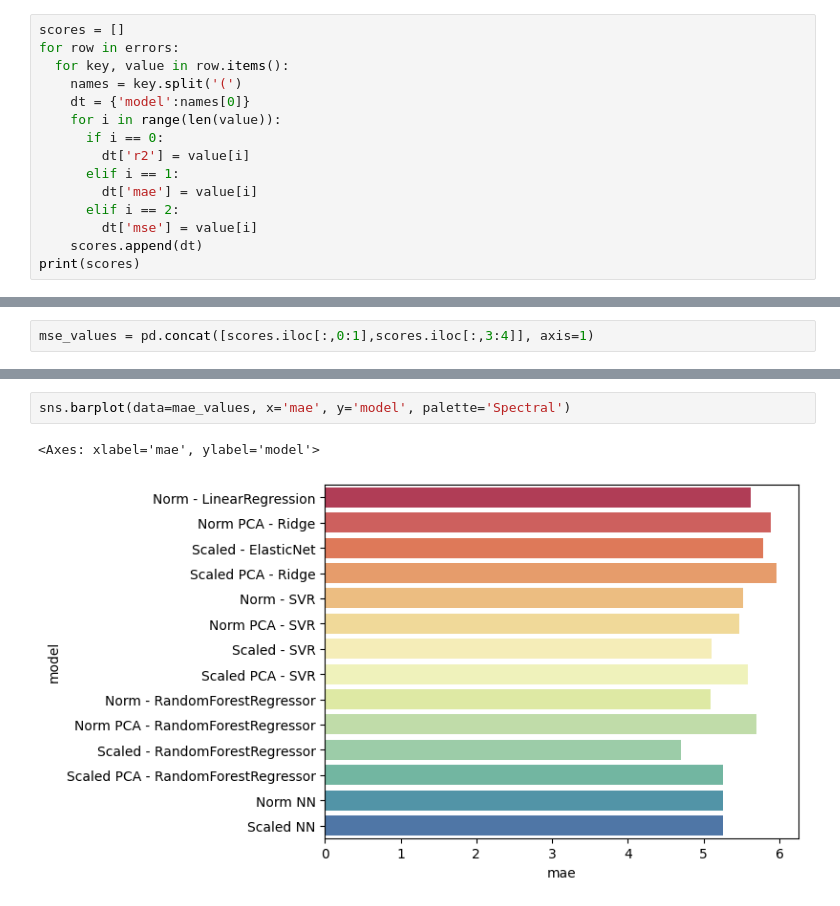
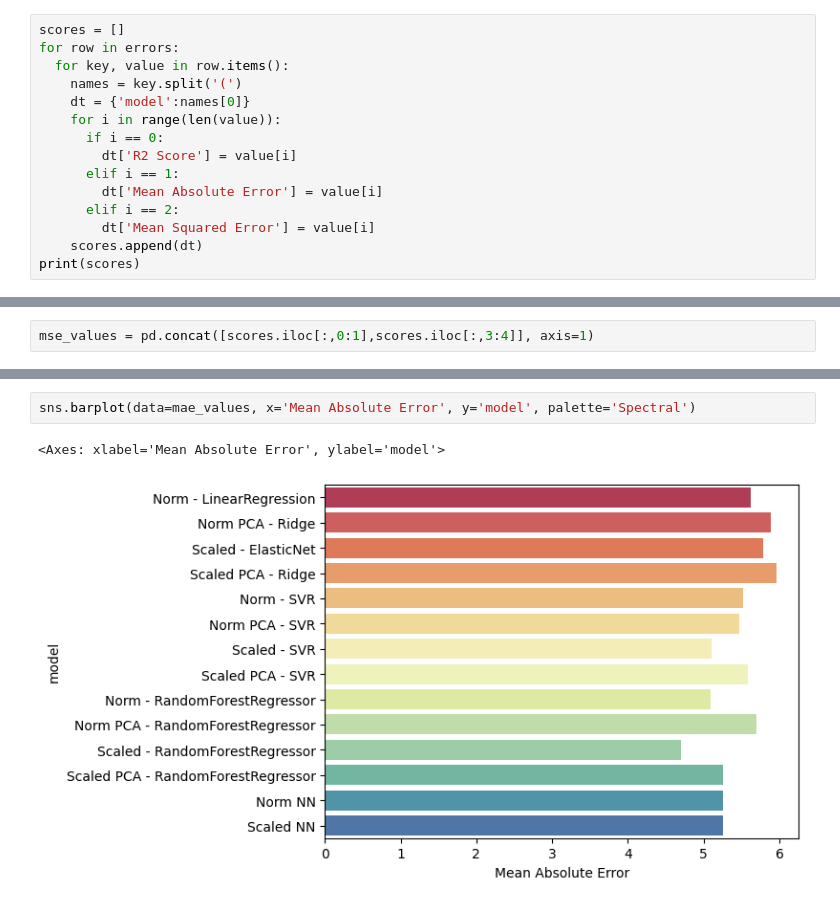
Before and after one commit to gavinlampton/CECS456-Group7_final-project, a Jupyter notebook: Combined.ipynb, the cells around one changed output, grey strips where cells are left out. Drawn from its saved outputs; the diff is of its cells as text.

```diff
--- a/Combined.ipynb
+++ b/Combined.ipynb
@@ -731,11 +731,11 @@ for row in errors:
     dt = {'model':names[0]}
     for i in range(len(value)):
       if i == 0:
-        dt['r2'] = value[i]
+        dt['R2 Score'] = value[i]
       elif i == 1:
-        dt['mae'] = value[i]
+        dt['Mean Absolute Error'] = value[i]
       elif i == 2:
-        dt['mse'] = value[i]
+        dt['Mean Squared Error'] = value[i]
     scores.append(dt)
 print(scores)
 # %% [output]
@@ -764,6 +764,6 @@ sns.barplot(data=r2_values, x='r2', y='model', palette='flare')
 # %%
-sns.barplot(data=mae_values, x='mae', y='model', palette='Spectral')
+sns.barplot(data=mae_values, x='Mean Absolute Error', y='model', palette='Spectral')
 # %% [output]
-<Axes: xlabel='mae', ylabel='model'>
+<Axes: xlabel='Mean Absolute Error', ylabel='model'>
-[figure, old version]
+[figure, new version]
 # %%
```
Also changed, not shown: parts of 5 cells of this notebook.
